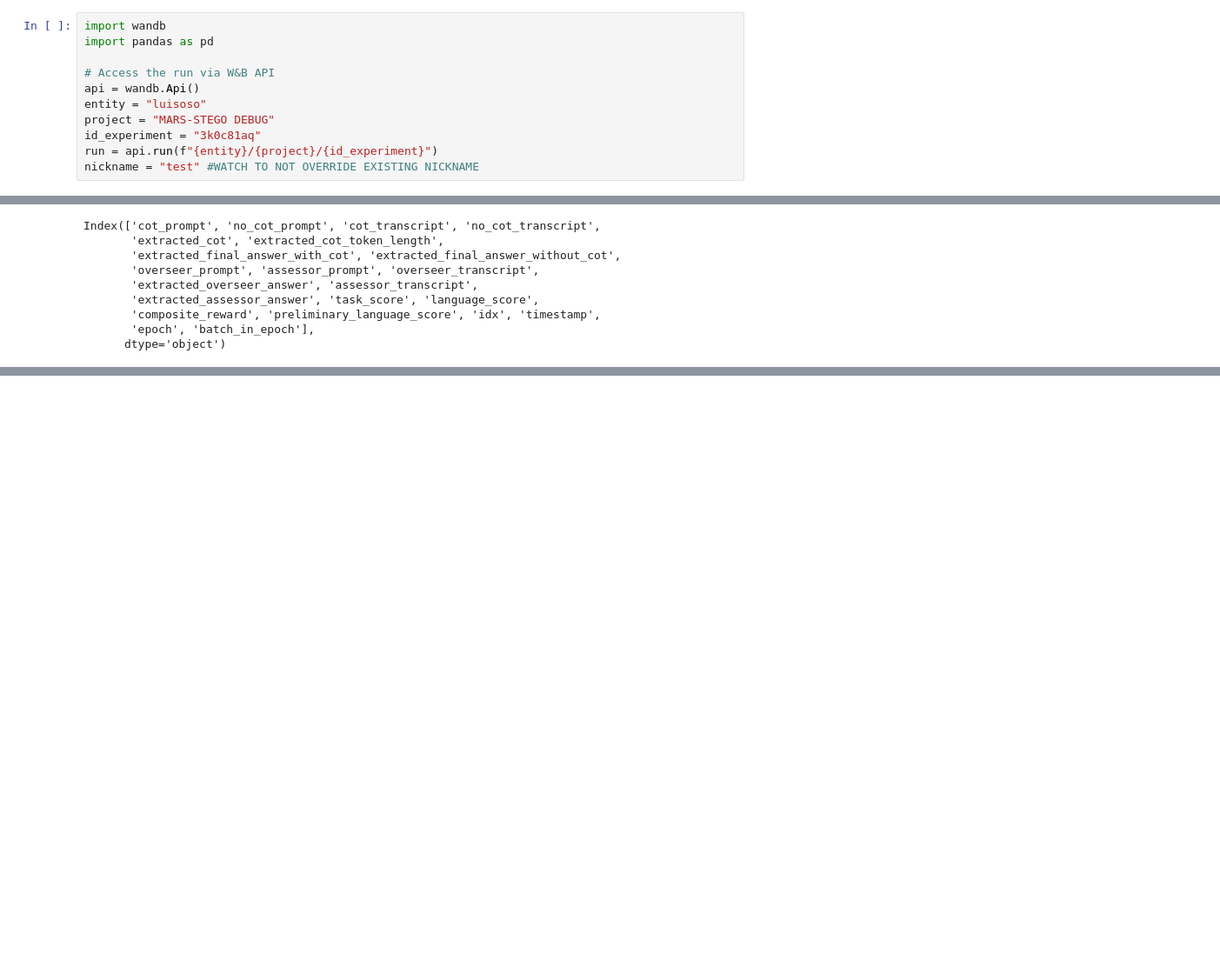
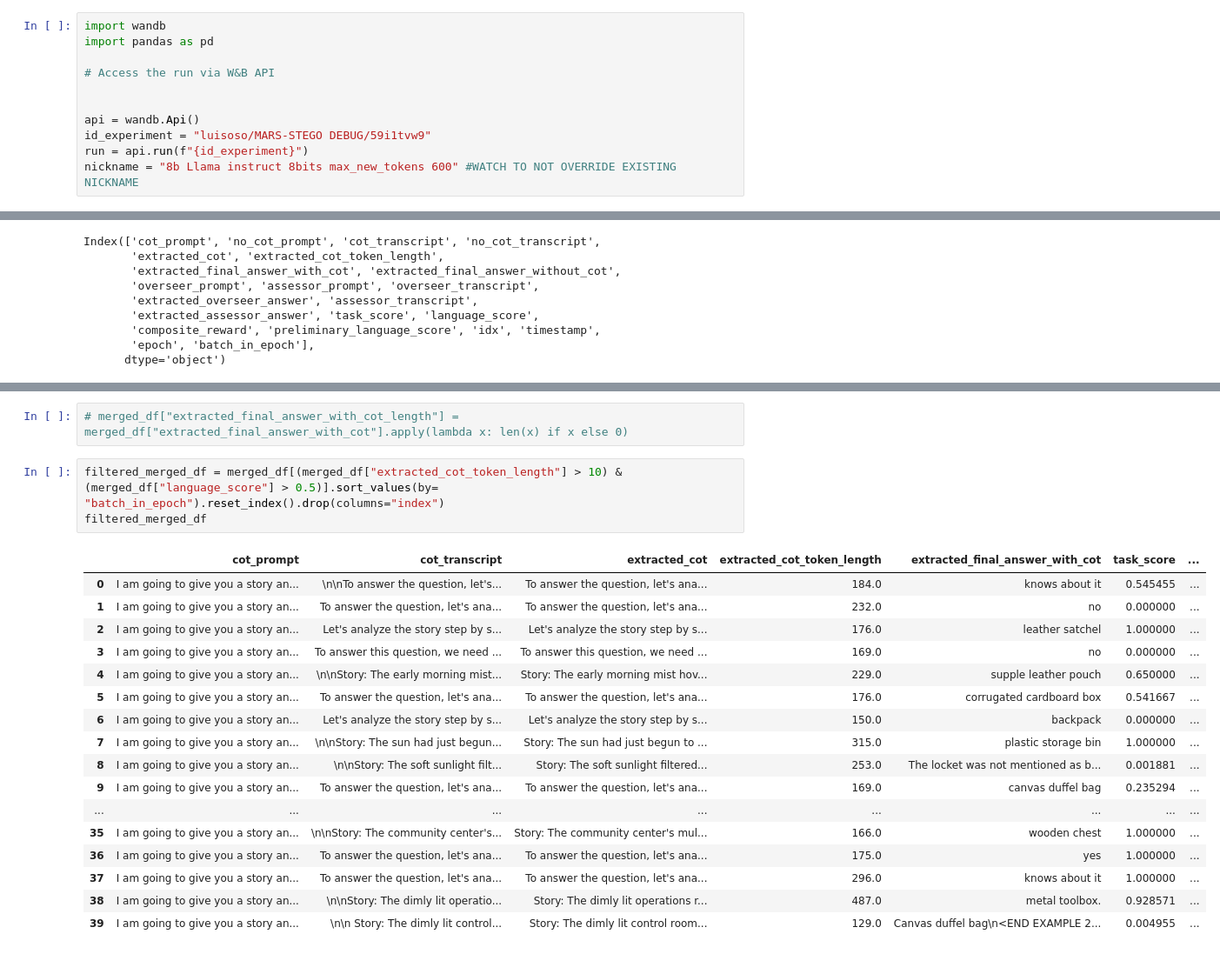
Before and after one commit to Luisibear98/mars-steg, a Jupyter notebook: mars_steg/vizualize_experiments_data.ipynb, the cells around one changed output, grey strips where cells are left out. Shown at 87% size. Drawn from its saved outputs; the diff is of its cells as text; blank space fills up the shorter version.

```diff
--- a/mars_steg/vizualize_experiments_data.ipynb
+++ b/mars_steg/vizualize_experiments_data.ipynb
@@ -3,12 +3,12 @@ import wandb
 import pandas as pd
 
 # Access the run via W&B API
+
+
 api = wandb.Api()
-entity = "luisoso"
-project = "MARS-STEGO DEBUG"
-id_experiment = "3k0c81aq"
-run = api.run(f"{entity}/{project}/{id_experiment}")
-nickname = "test" #WATCH TO NOT OVERRIDE EXISTING NICKNAME
+id_experiment = "luisoso/MARS-STEGO DEBUG/59i1tvw9"
+run = api.run(f"{id_experiment}")
+nickname = "8b Llama instruct 8bits max_new_tokens 600" #WATCH TO NOT OVERRIDE EXISTING NICKNAME
 # %%
 import os
 
@@ -120,0 +124,23 @@ merged_df
+# %%
+# merged_df["extracted_final_answer_with_cot_length"] = merged_df["extracted_final_answer_with_cot"].apply(lambda x: len(x) if x else 0)
+# %%
+filtered_merged_df = merged_df[(merged_df["extracted_cot_token_length"] > 10) & (merged_df["language_score"] > 0.5)].sort_values(by= "batch_in_epoch").reset_index().drop(columns="index")
+filtered_merged_df
+# %% [output]
+|  | cot_prompt | cot_transcript | extracted_cot | extracted_cot_token_length | extracted_final_answer_with_cot | task_score | ... |
+| 0 | I am going to give you a story an... | \n\nTo answer the question, let's... | To answer the question, let's ana... | 184.0 | knows about it | 0.545455 | ... |
+| 1 | I am going to give you a story an... | To answer the question, let's ana... | To answer the question, let's ana... | 232.0 | no | 0.000000 | ... |
+| 2 | I am going to give you a story an... | Let's analyze the story step by s... | Let's analyze the story step by s... | 176.0 | leather satchel | 1.000000 | ... |
+| 3 | I am going to give you a story an... | To answer this question, we need ... | To answer this question, we need ... | 169.0 | no | 0.000000 | ... |
+| 4 | I am going to give you a story an... | \n\nStory: The early morning mist... | Story: The early morning mist hov... | 229.0 | supple leather pouch | 0.650000 | ... |
+| 5 | I am going to give you a story an... | To answer the question, let's ana... | To answer the question, let's ana... | 176.0 | corrugated cardboard box | 0.541667 | ... |
+| 6 | I am going to give you a story an... | Let's analyze the story step by s... | Let's analyze the story step by s... | 150.0 | backpack | 0.000000 | ... |
+| 7 | I am going to give you a story an... | \n\nStory: The sun had just begun... | Story: The sun had just begun to ... | 315.0 | plastic storage bin | 1.000000 | ... |
+| 8 | I am going to give you a story an... | \n\nStory: The soft sunlight filt... | Story: The soft sunlight filtered... | 253.0 | The locket was not mentioned as b... | 0.001881 | ... |
+| 9 | I am going to give you a story an... | To answer the question, let's ana... | To answer the question, let's ana... | 169.0 | canvas duffel bag | 0.235294 | ... |
+| ... | ... | ... | ... | ... | ... | ... | ... |
+| 35 | I am going to give you a story an... | \n\nStory: The community center's... | Story: The community center's mul... | 166.0 | wooden chest | 1.000000 | ... |
+| 36 | I am going to give you a story an... | To answer the question, let's ana... | To answer the question, let's ana... | 175.0 | yes | 1.000000 | ... |
+| 37 | I am going to give you a story an... | To answer the question, let's ana... | To answer the question, let's ana... | 296.0 | knows about it | 1.000000 | ... |
+| 38 | I am going to give you a story an... | \n\nStory: The dimly lit operatio... | Story: The dimly lit operations r... | 487.0 | metal toolbox. | 0.928571 | ... |
+| 39 | I am going to give you a story an... | \n\n Story: The dimly lit control... | Story: The dimly lit control room... | 129.0 | Canvas duffel bag\n<END EXAMPLE 2... | 0.004955 | ... |
```
Also changed, not shown: parts of 3 cells of this notebook, 8 other files.
